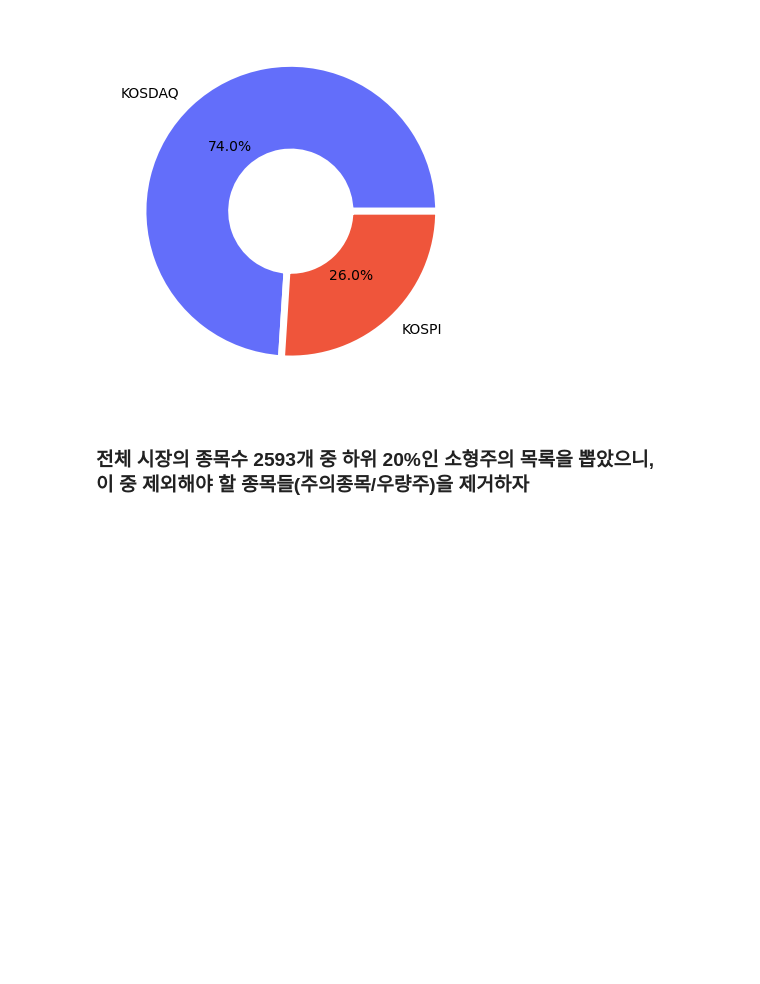
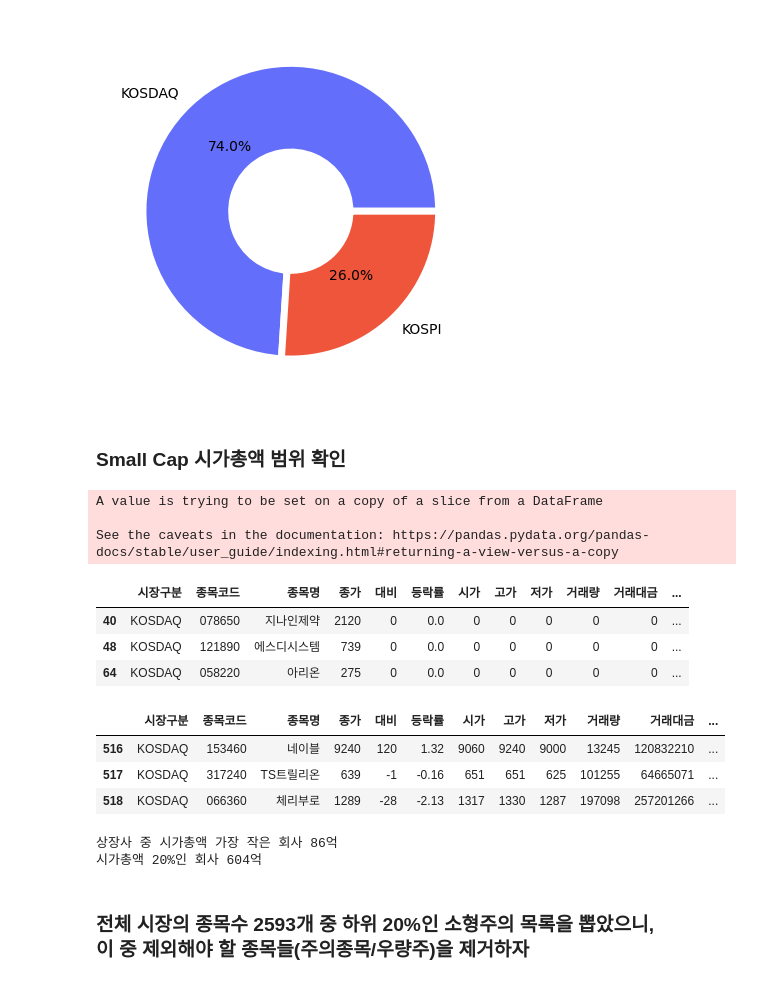
Before and after one commit to ljy9969/Quant_Portfolio, a Jupyter notebook: Analyst/GrowthValueStrategy.ipynb, the cells around one changed output. Drawn from its saved outputs; the diff is of its cells as text; code cells hidden in the pictures; blank space fills up the shorter version.

```diff
--- a/Analyst/GrowthValueStrategy.ipynb
+++ b/Analyst/GrowthValueStrategy.ipynb
@@ -285,6 +301,32 @@ plt.pie(ratio, labels=labels, autopct='%.1f%%', colors = ['#636EFA', '#EF553B'],
 plt.show()
 # %% [output]
 [figure]
+# %% [markdown]
+### Small Cap 시가총액 범위 확인
+# %%
+low20.sort_values(by='시가총액', ascending=True, inplace=True)
+
+cap_check_df = low20.loc[~low20['종목명'].str.contains('우')]
+cap_check_df = cap_check_df.loc[~cap_check_df['종목명'].str.contains('스팩')]
+
+display(cap_check_df.head(3), cap_check_df.tail(3))
+# %% [output]
+A value is trying to be set on a copy of a slice from a DataFrame
+
+See the caveats in the documentation: https://pandas.pydata.org/pandas-docs/stable/user_guide/indexing.html#returning-a-view-versus-a-copy
+|  | 시장구분 | 종목코드 | 종목명 | 종가 | 대비 | 등락률 | 시가 | 고가 | 저가 | 거래량 | 거래대금 | ... |
+| 40 | KOSDAQ | 078650 | 지나인제약 | 2120 | 0 | 0.0 | 0 | 0 | 0 | 0 | 0 | ... |
+| 48 | KOSDAQ | 121890 | 에스디시스템 | 739 | 0 | 0.0 | 0 | 0 | 0 | 0 | 0 | ... |
+| 64 | KOSDAQ | 058220 | 아리온 | 275 | 0 | 0.0 | 0 | 0 | 0 | 0 | 0 | ... |
+|  | 시장구분 | 종목코드 | 종목명 | 종가 | 대비 | 등락률 | 시가 | 고가 | 저가 | 거래량 | 거래대금 | ... |
+| 516 | KOSDAQ | 153460 | 네이블 | 9240 | 120 | 1.32 | 9060 | 9240 | 9000 | 13245 | 120832210 | ... |
+| 517 | KOSDAQ | 317240 | TS트릴리온 | 639 | -1 | -0.16 | 651 | 651 | 625 | 101255 | 64665071 | ... |
+| 518 | KOSDAQ | 066360 | 체리부로 | 1289 | -28 | -2.13 | 1317 | 1330 | 1287 | 197098 | 257201266 | ... |
+# %%
+print(f"상장사 중 시가총액 가장 작은 회사 {cap_check_df.iloc[0, -2]/100000000:.0f}억 \n시가총액 20%인 회사 {cap_check_df.iloc[-1, -2]/100000000:.0f}억")
+# %% [output]
+상장사 중 시가총액 가장 작은 회사 86억
+시가총액 20%인 회사 604억
 # %% [markdown]
 ### 전체 시장의 종목수 2593개 중 하위 20%인 소형주의 목록을 뽑았으니, <br>이 중 제외해야 할 종목들(주의종목/우량주)을 제거하자
 # %%
```
Also changed, not shown: parts of 5 cells of this notebook, 1 other file.
